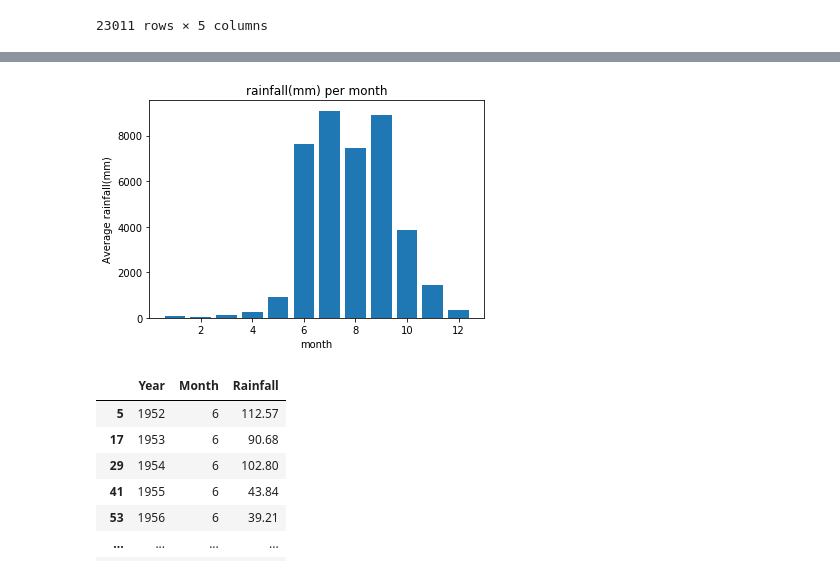
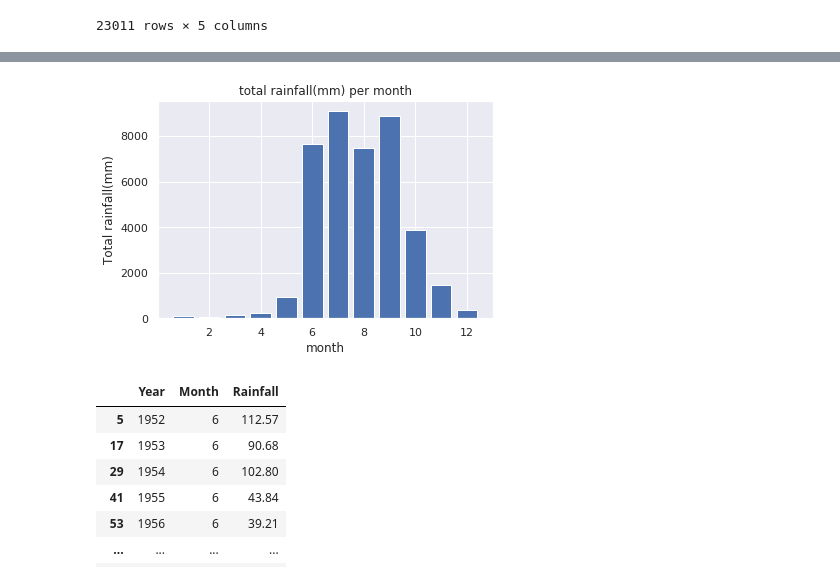
Before and after one commit to AnimeshN/IMD_rainfall_analysis_sinner, a Jupyter notebook: rainfall_analysis.ipynb, the cells around one changed output, grey strips where cells are left out. Drawn from its saved outputs; the diff is of its cells as text; code cells hidden in the pictures.

```diff
--- a/rainfall_analysis.ipynb
+++ b/rainfall_analysis.ipynb
@@ -4,3 +29,5 @@ import pandas as pd
+# %%
+sns.set(color_codes=True)
 # %% [markdown]
 Source:India Meterological Department/Ministry of Earth Science/Govt. of india
 # %%
@@ -148,11 +349,11 @@ month_agg.to_csv('monthly_trend.csv')
 # %%
 plt.bar(month_agg['month'],month_agg['total_rainfall'])
-plt.title('rainfall(mm) per month')
+plt.title('total rainfall(mm) per month')
 plt.xlabel('month')
-plt.ylabel('Average rainfall(mm)')
+plt.ylabel('Total rainfall(mm)')
 plt.show()
 # %% [output]
-[figure, old version]
+[figure, new version]
 # %%
 gb_df = df.groupby(['Year','Month'],as_index=False)
 year_month=gb_df['Rainfall'].sum()
```
Also changed, not shown: parts of 35 cells of this notebook, 3 other files.
